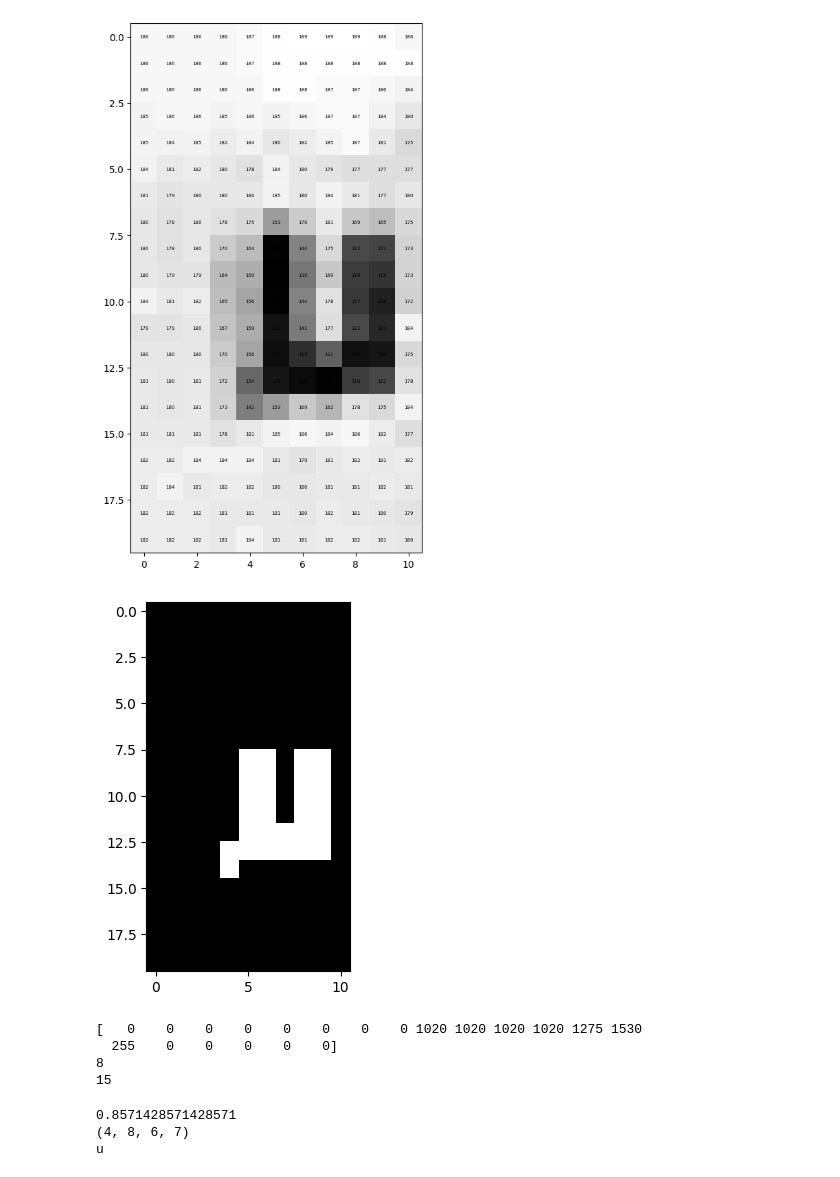
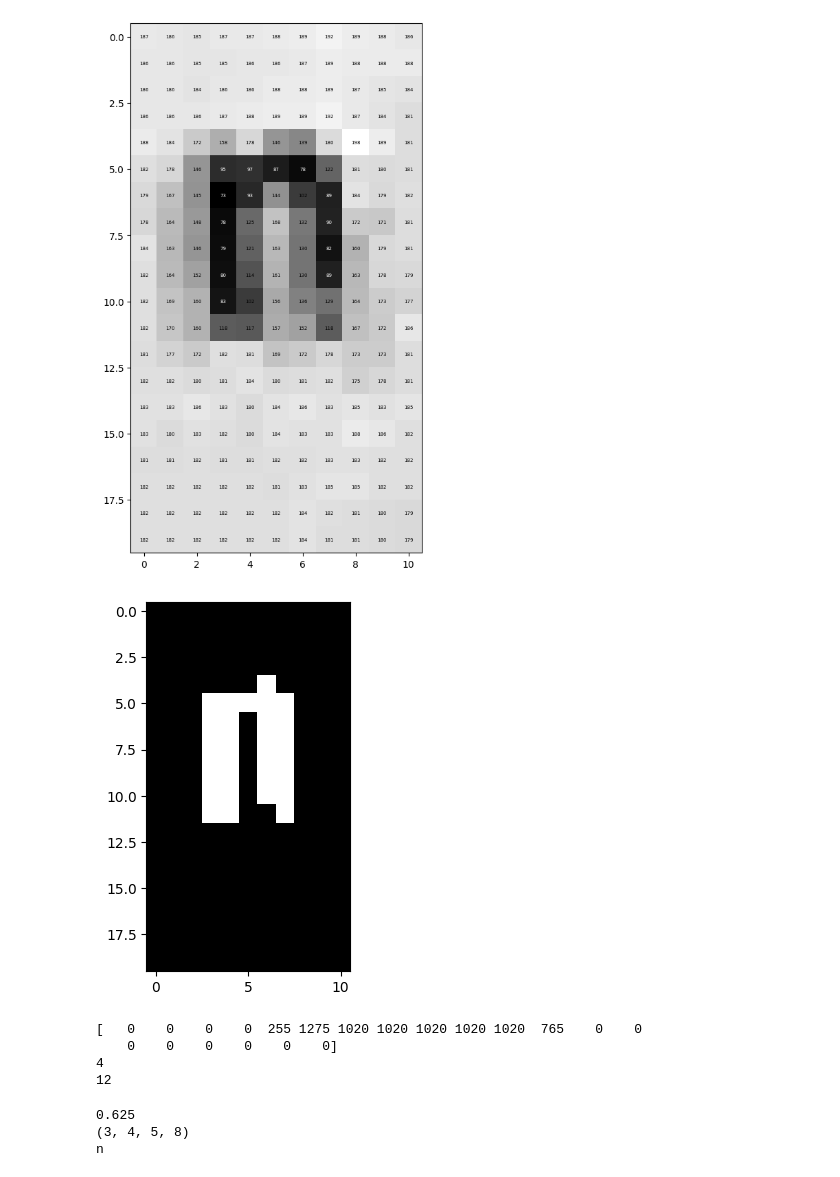
Before and after one commit to NgShienMing/lcr-reading, a Jupyter notebook: playground.ipynb, the cells around one changed output. Drawn from its saved outputs; the diff is of its cells as text; code cells hidden in the pictures.

```diff
--- a/playground.ipynb
+++ b/playground.ipynb
@@ -19,8 +21,9 @@ plt.show()
 # %%
 # crop the image
-cropped = gray[460:520, 185:380]
+cropped = frame[460:520, 185:380]
 number_region = cropped[:, 0:175]
 unit_region = cropped[40:60, 175:186]
+unit_region = cv.cvtColor(unit_region, cv.COLOR_BGR2GRAY)
 plt.imshow(cropped, cmap='gray')
 plt.show()
 plt.imshow(number_region, cmap='gray')
@@ -47,21 +50,16 @@ def plot_matrix_with_values(arr):
             plt.text(x, y, f'{arr[y, x]}', color=text_color, ha='center', va='center', fontsize=5)
     plt.show()
 
-# Plot for cropped
-# plot_matrix_with_values(cropped)
-# Plot for number_region
-# plot_matrix_with_values(number_region)
 # Plot for unit_region
 plot_matrix_with_values(unit_region)
 # %% [output]
-[figure, old version]
+[figure, new version]
 # %%
-unit_thresh = cv.threshold(unit_region, 0, 255,
-    cv.THRESH_BINARY_INV | cv.THRESH_OTSU)[1]
+unit_thresh = cv.threshold(unit_region, 0, 255, cv.THRESH_BINARY_INV | cv.THRESH_OTSU)[1]
 plt.imshow(unit_thresh, cmap='gray')
 plt.show()
 # %% [output]
-[figure, old version]
+[figure, new version]
 # %%
 row_sum = np.sum(unit_thresh, axis=1)
 first_non_zero = np.argmax(row_sum > 0)
@@ -70,10 +68,10 @@ print(row_sum)
 print(first_non_zero)
 print(last_non_zero)
 # %% [output]
-[   0    0    0    0    0    0    0    0 1020 1020 1020 1020 1275 1530
-  255    0    0    0    0    0]
-8
-15
+[   0    0    0    0  255 1275 1020 1020 1020 1020 1020  765    0    0
+    0    0    0    0    0    0]
+4
+12
 # %%
 def extract_features(binary_img):
     # Find contours
@@ -99,6 +97,6 @@ print(aspect_ratio)
 print(bounding_box)
 print(letter)
 # %% [output]
-0.8571428571428571
-(4, 8, 6, 7)
-u
+0.625
+(3, 4, 5, 8)
+n
```
Also changed, not shown: parts of 4 cells of this notebook, 1 other file.
